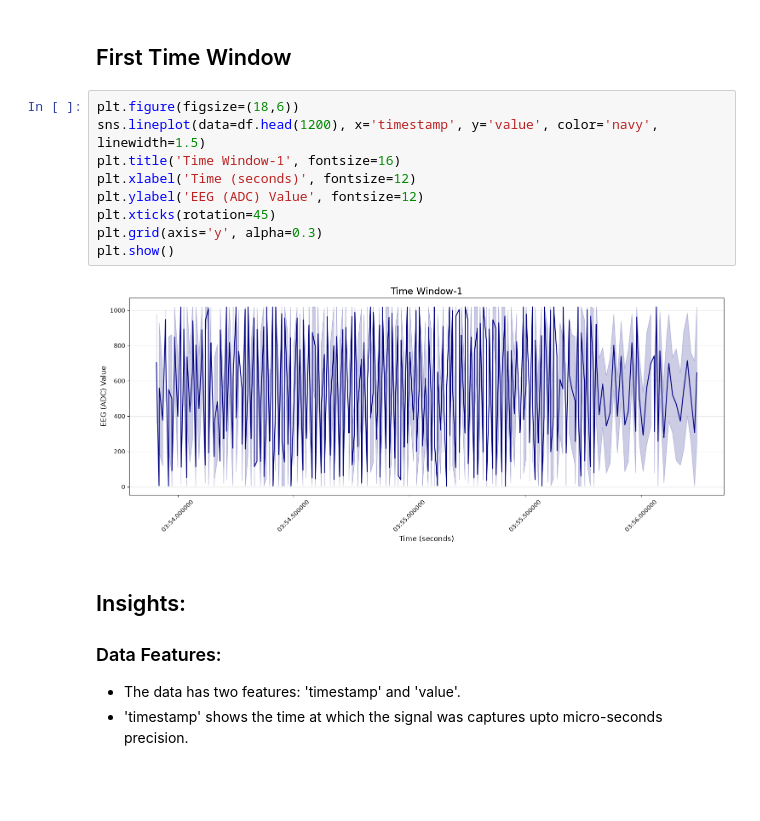
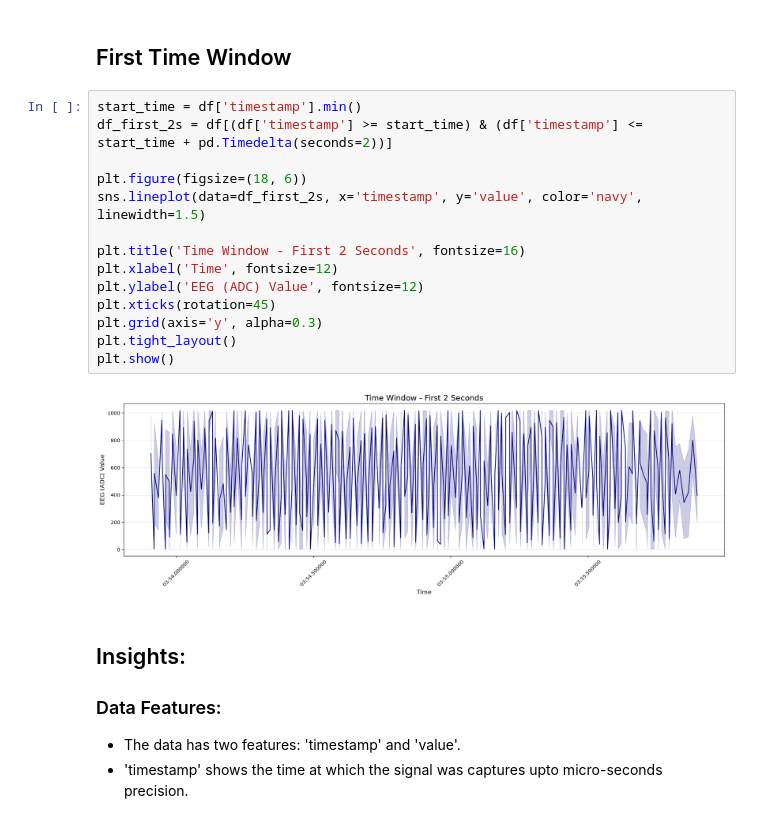
Before and after one commit to CoffeeIsAllYouNeed/Invisible-Driver, a Jupyter notebook: notebooks/eda.ipynb, the cells around one changed output. Cells and saved outputs as stored; diff of their text form; blank space fills up the shorter version.

Commit message:
update: 2 sec TW plot

```diff
--- a/notebooks/eda.ipynb
+++ b/notebooks/eda.ipynb
@@ -71,16 +71,21 @@ df.describe()
 # %% [markdown]
 ## First Time Window
 # %%
-plt.figure(figsize=(18,6))
-sns.lineplot(data=df.head(1200), x='timestamp', y='value', color='navy', linewidth=1.5)
-plt.title('Time Window-1', fontsize=16)
-plt.xlabel('Time (seconds)', fontsize=12)
+start_time = df['timestamp'].min()
+df_first_2s = df[(df['timestamp'] >= start_time) & (df['timestamp'] <= start_time + pd.Timedelta(seconds=2))]
+
+plt.figure(figsize=(18, 6))
+sns.lineplot(data=df_first_2s, x='timestamp', y='value', color='navy', linewidth=1.5)
+
+plt.title('Time Window - First 2 Seconds', fontsize=16)
+plt.xlabel('Time', fontsize=12)
 plt.ylabel('EEG (ADC) Value', fontsize=12)
 plt.xticks(rotation=45)
 plt.grid(axis='y', alpha=0.3)
+plt.tight_layout()
 plt.show()
 # %% [output]
-[figure, old version]
+[figure, new version]
 # %% [markdown]
 ## Insights:
 
```
